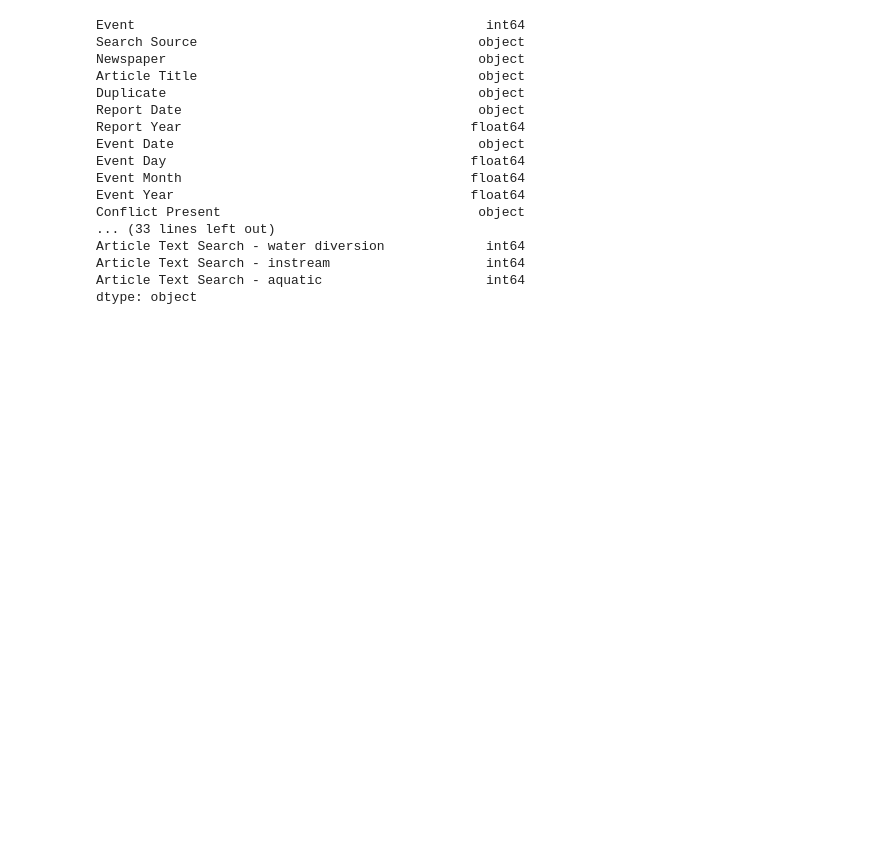
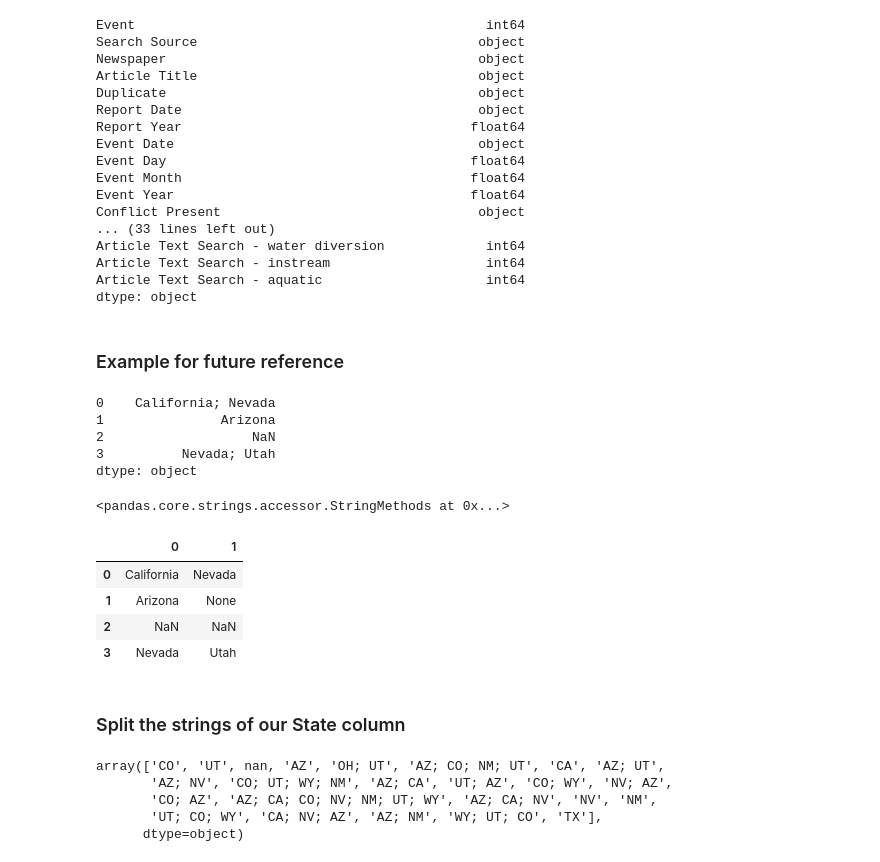
Before and after one commit to egp4aq/eds220-2024-sections, a Jupyter notebook: section-2-co-basin-water-conflicts.ipynb, the cells around one changed output. Saved outputs shown, nothing was run; the diff lists cells and outputs as text; code cells hidden in the pictures; blank space fills up the shorter version.

```diff
--- a/section-2-co-basin-water-conflicts.ipynb
+++ b/section-2-co-basin-water-conflicts.ipynb
@@ -84,3 +89,40 @@ Article Text Search - water diversion             int64
 Article Text Search - instream                    int64
 Article Text Search - aquatic                     int64
 dtype: object
+# %% [markdown]
+### Example for future reference
+# %%
+ # Example series
+s = pd.Series(['California; Nevada', 'Arizona', np.nan, 'Nevada; Utah'])
+s
+# %% [output]
+0    California; Nevada
+1               Arizona
+2                   NaN
+3          Nevada; Utah
+dtype: object
+# %%
+# str accessor (doesn't do anything by itself)
+s.str
+# %% [output]
+<pandas.core.strings.accessor.StringMethods at 0x...>
+# %%
+# Use str accessor with additional methods to perform string operations
+# .split splits strings by ';' and expands output into separate columns
+s.str.split(';', expand=True)
+# %% [output]
+|  | 0 | 1 |
+| 0 | California | Nevada |
+| 1 | Arizona | None |
+| 2 | NaN | NaN |
+| 3 | Nevada | Utah |
+# %% [markdown]
+### Split the strings of our State column
+# %%
+df['State'].unique()
+# %% [output]
+array(['CO', 'UT', nan, 'AZ', 'OH; UT', 'AZ; CO; NM; UT', 'CA', 'AZ; UT',
+       'AZ; NV', 'CO; UT; WY; NM', 'AZ; CA', 'UT; AZ', 'CO; WY', 'NV; AZ',
+       'CO; AZ', 'AZ; CA; CO; NV; NM; UT; WY', 'AZ; CA; NV', 'NV', 'NM',
+       'UT; CO; WY', 'CA; NV; AZ', 'AZ; NM', 'WY; UT; CO', 'TX'],
+      dtype=object)
```
Also changed, not shown: parts of 7 cells of this notebook.
